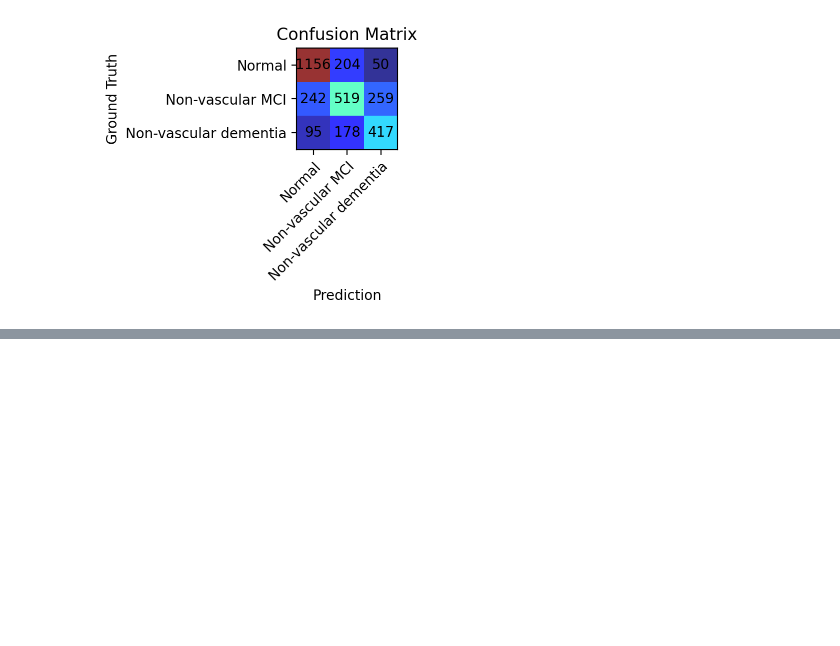
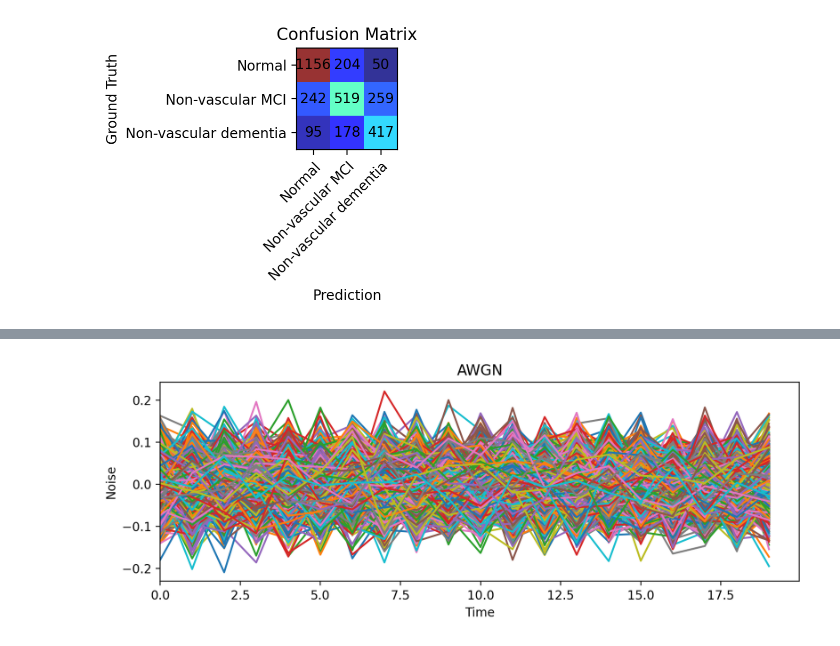
Before and after one commit to nightchell2020/CG-MEA, a Jupyter notebook: temp.ipynb, the cells around one changed output, grey strips where cells are left out. Cells and saved outputs as stored; diff of their text form; code cells hidden in the pictures; blank space fills up the shorter version.

```diff
--- a/temp.ipynb
+++ b/temp.ipynb
@@ -1776,0 +1908,19 @@ Test accuracy: 67.05128205128206
+# %%
+noise = np.random.normal(loc=0, scale=5e-2, size=train_dataset[0]['signal'].shape)
+
+plt.style.use('default') # default, ggplot, fivethirtyeight, classic
+fig = plt.figure(num=1, clear=True, figsize=(8.0, 3.0), constrained_layout=True)
+ax = fig.add_subplot(1, 1, 1)
+
+ax.plot(noise)
+
+ax.set_xlim(left=0)
+ax.set_title('AWGN')
+ax.set_xlabel('Time')
+ax.set_ylabel('Noise')
+
+plt.show()
+fig.clear()
+plt.close(fig)
+# %% [output]
+[figure, added]
```
Also changed, not shown: parts of 8 cells of this notebook, 4 other files.
